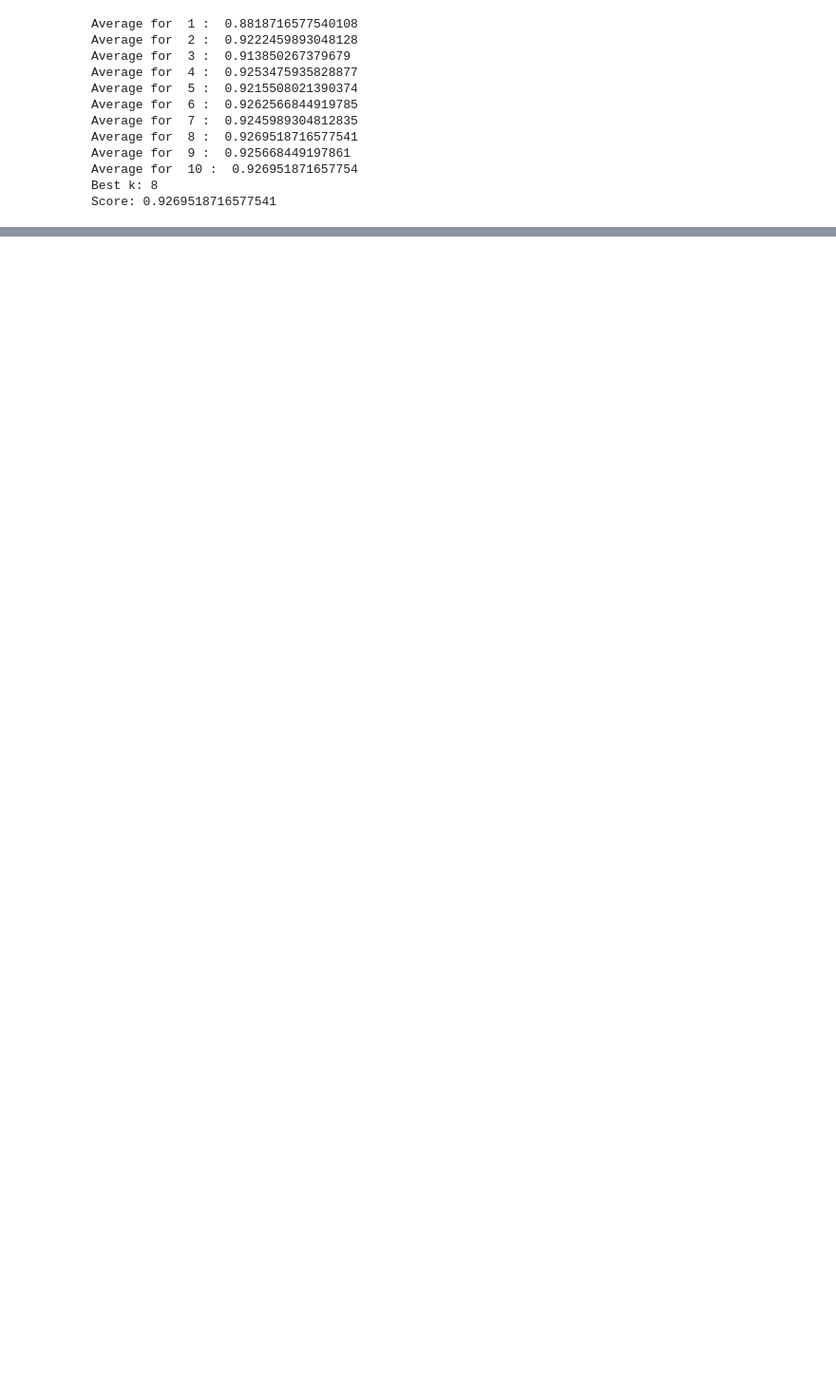
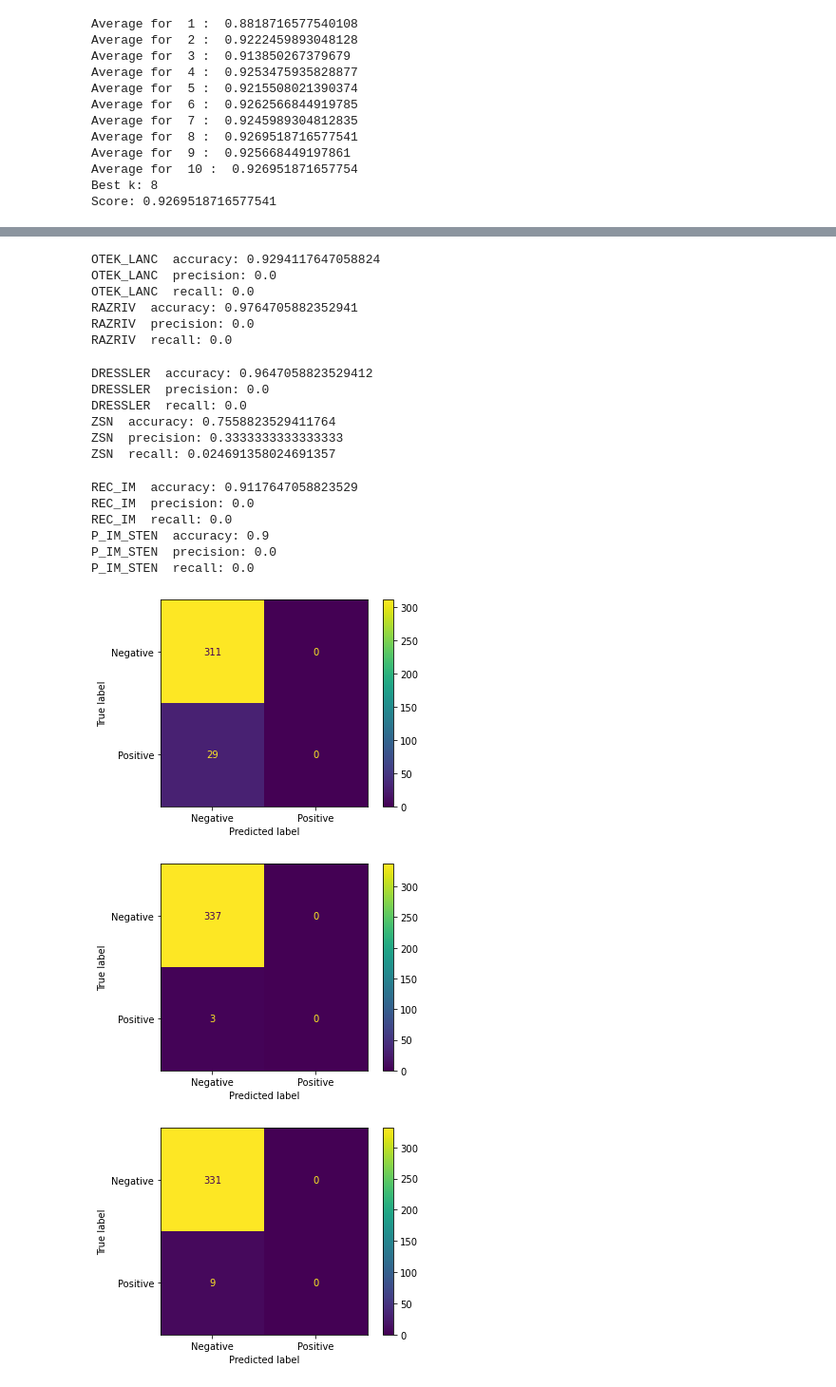
Before and after one commit to sarvagnyanarayan/myocardial-infarctions, a Jupyter notebook: Classifer (MI).ipynb, the cells around one changed output, grey strips where cells are left out. Shown: that part at 95% size. Cells and saved outputs as stored; diff of their text form; code cells hidden in the pictures; blank space fills up the shorter version.

```diff
--- a/Classifer (MI).ipynb
+++ b/Classifer (MI).ipynb
@@ -73,3 +46,13 @@ Average for  9 :  0.925668449197861
 Average for  10 :  0.926951871657754
 Best k: 8
 Score: 0.9269518716577541
+# %%
+clf = KNeighborsClassifier(n_neighbors= best_k)
+for label in labels:
+    train, test, tr_labels, t_labels = train_test_split(feats, data[label], test_size=0.2)
+    clf.fit(train, tr_labels)
+    print(label, ' accuracy:', accuracy_score(t_labels, clf.predict(test)))
+    print(label, ' precision:', precision_score(t_labels, clf.predict(test)))
+    print(label, ' recall:', recall_score(t_labels, clf.predict(test)))
+    plot_confusion_matrix(clf, test, t_labels, display_labels = ['Negative', 'Positive'])
+# %% [output]
@@ -75,0 +74,21 @@ Score: 0.9269518716577541
+OTEK_LANC  accuracy: 0.9294117647058824
+OTEK_LANC  precision: 0.0
+OTEK_LANC  recall: 0.0
+RAZRIV  accuracy: 0.9764705882352941
+RAZRIV  precision: 0.0
+RAZRIV  recall: 0.0
+DRESSLER  accuracy: 0.9647058823529412
+DRESSLER  precision: 0.0
+DRESSLER  recall: 0.0
+ZSN  accuracy: 0.7558823529411764
+ZSN  precision: 0.3333333333333333
+ZSN  recall: 0.024691358024691357
+REC_IM  accuracy: 0.9117647058823529
+REC_IM  precision: 0.0
+REC_IM  recall: 0.0
+P_IM_STEN  accuracy: 0.9
+P_IM_STEN  precision: 0.0
+P_IM_STEN  recall: 0.0
+[figure, added]
+[figure, added]
+[figure, added]
```
Also changed, not shown: parts of 2 cells of this notebook.
